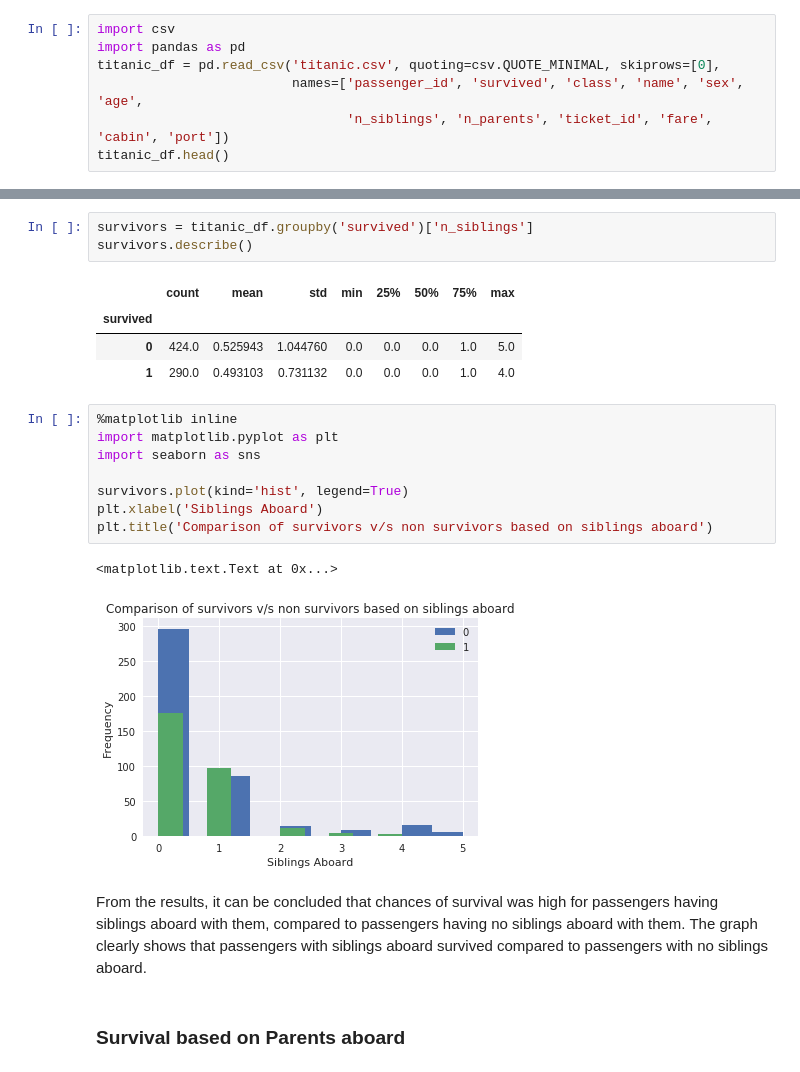
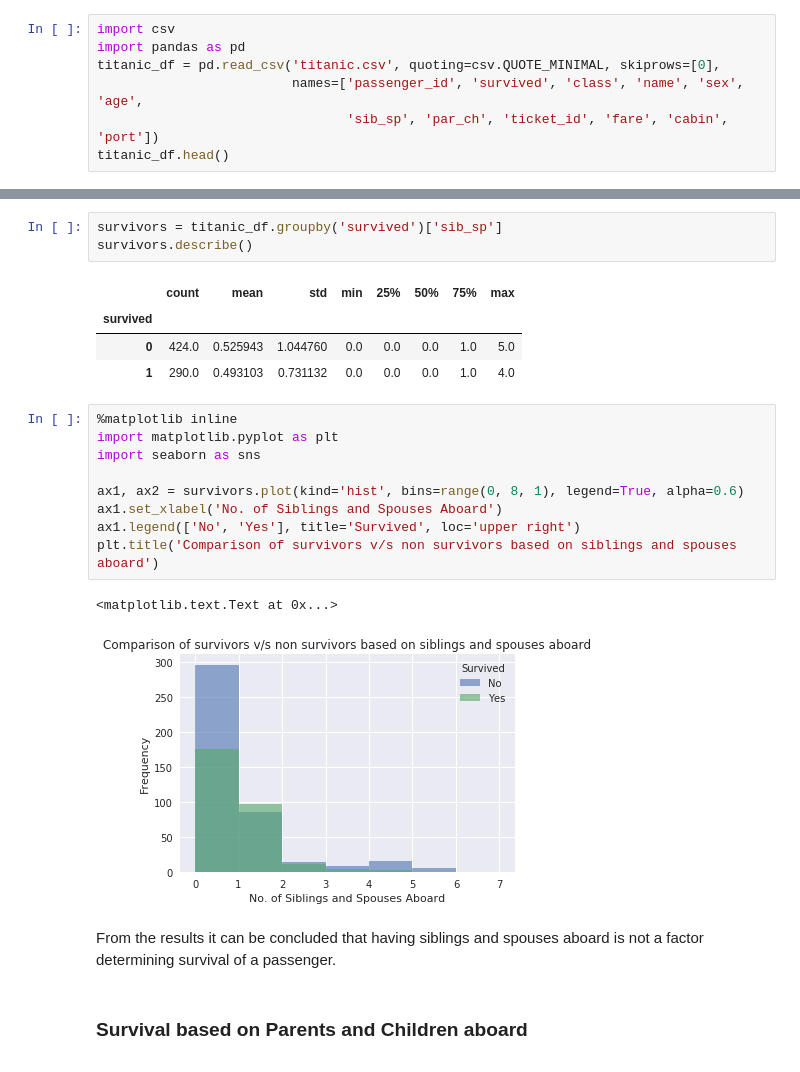
Before and after one commit to aliasm2k/titanic, a Jupyter notebook: titanic.ipynb, the cells around one changed output, grey strips where cells are left out. Cells and saved outputs as stored; diff of their text form.

```diff
--- a/titanic.ipynb
+++ b/titanic.ipynb
@@ -19,6 +19,6 @@ import csv
 import pandas as pd
 titanic_df = pd.read_csv('titanic.csv', quoting=csv.QUOTE_MINIMAL, skiprows=[0],
                          names=['passenger_id', 'survived', 'class', 'name', 'sex', 'age',
-                                'n_siblings', 'n_parents', 'ticket_id', 'fare', 'cabin', 'port'])
+                                'sib_sp', 'par_ch', 'ticket_id', 'fare', 'cabin', 'port'])
 titanic_df.head()
 # %% [output]
@@ -143,5 +157,5 @@ From the results, it can be concluded that first and second class passengers had
 # %%
-survivors = titanic_df.groupby('survived')['n_siblings']
+survivors = titanic_df.groupby('survived')['sib_sp']
 survivors.describe()
 # %% [output]
 |  | count | mean | std | min | 25% | 50% | 75% | max |
@@ -151,16 +165,17 @@ survivors.describe()
 # %%
 %matplotlib inline
 import matplotlib.pyplot as plt
 import seaborn as sns
 
-survivors.plot(kind='hist', legend=True)
-plt.xlabel('Siblings Aboard')
-plt.title('Comparison of survivors v/s non survivors based on siblings aboard')
+ax1, ax2 = survivors.plot(kind='hist', bins=range(0, 8, 1), legend=True, alpha=0.6)
+ax1.set_xlabel('No. of Siblings and Spouses Aboard')
+ax1.legend(['No', 'Yes'], title='Survived', loc='upper right')
+plt.title('Comparison of survivors v/s non survivors based on siblings and spouses aboard')
 # %% [output]
 <matplotlib.text.Text at 0x...>
-[figure, old version]
+[figure, new version]
-# %% [markdown]
-From the results, it can be concluded that chances of survival was high for passengers having siblings aboard with them, compared to passengers having no siblings aboard with them. The graph clearly shows that passengers with siblings aboard survived compared to passengers with no siblings aboard.
+# %% [markdown]
+From the results it can be concluded that having siblings and spouses aboard is not a factor determining survival of a passenger.
 # %% [markdown]
-### Survival based on Parents aboard
+### Survival based on Parents and Children aboard
 # %%
```
Also changed, not shown: parts of 21 cells of this notebook.
